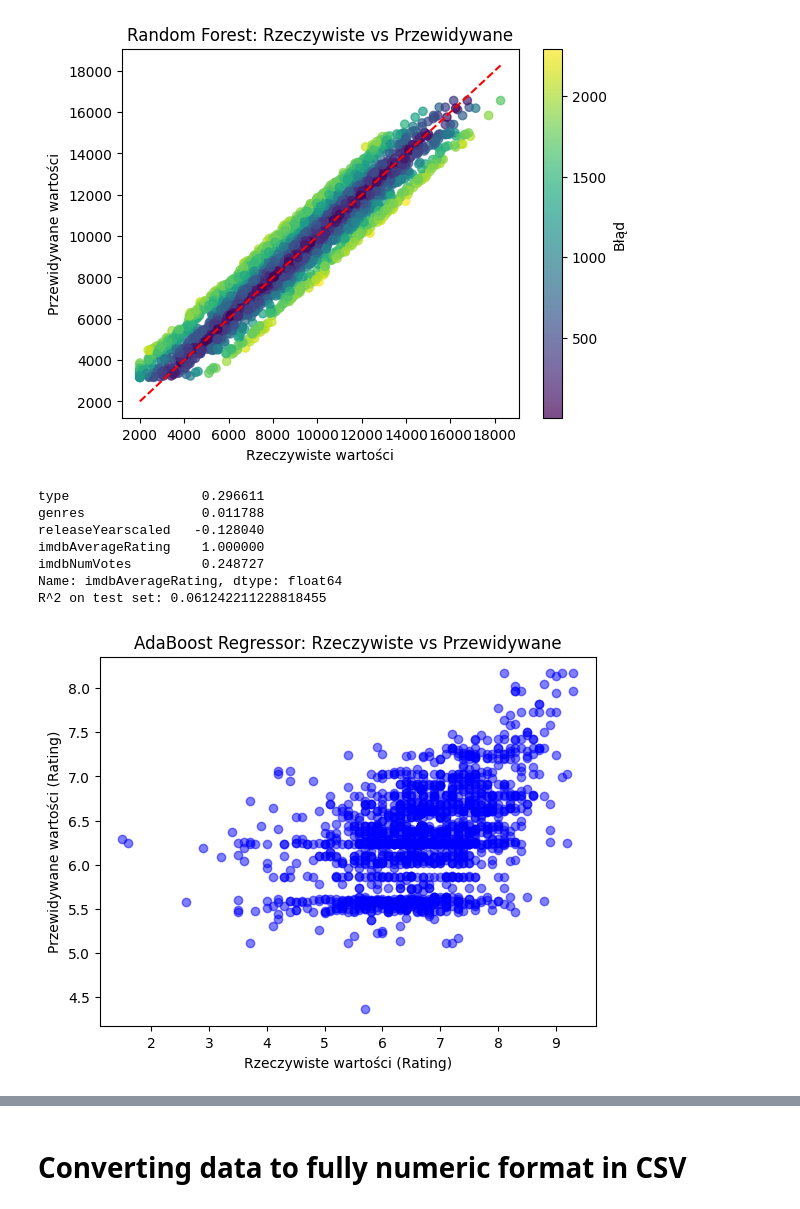
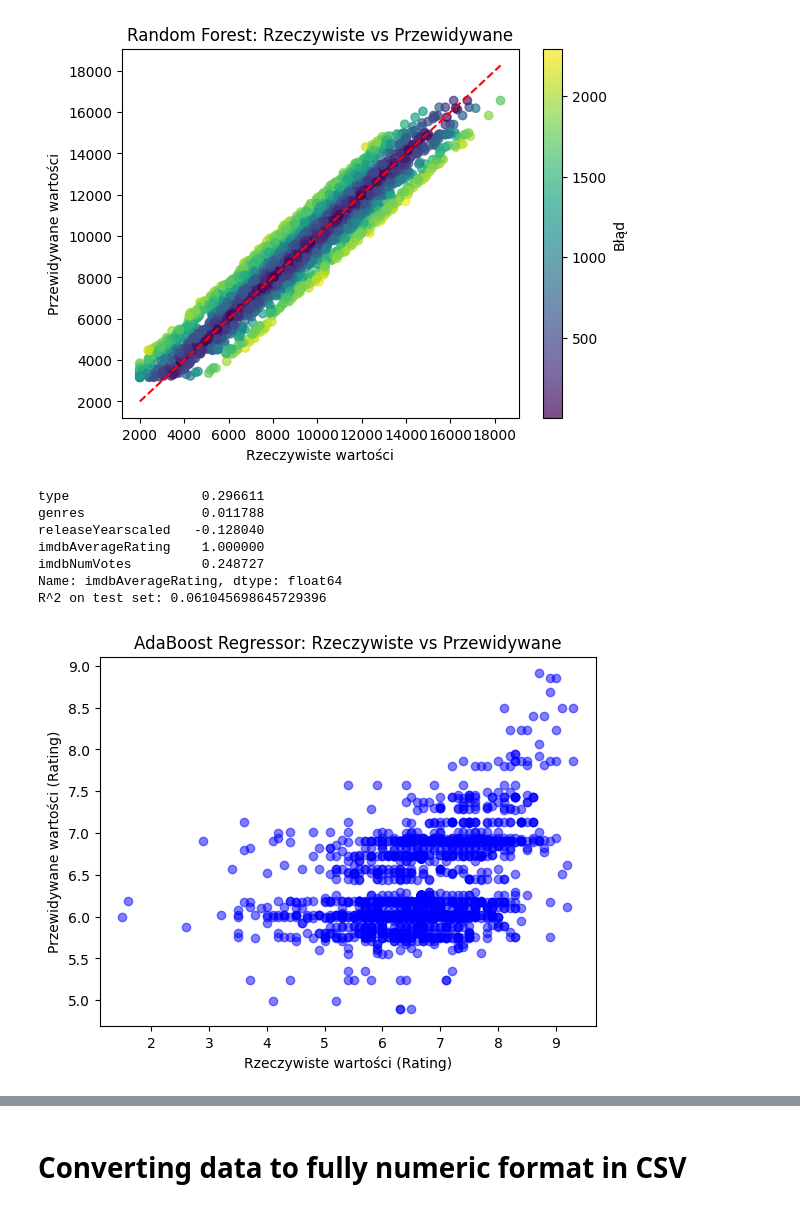
Before and after one commit to hgf700/Python-scikit-learn-alg, a Jupyter notebook: llmy/Untitled.ipynb, the cells around one changed output, grey strips where cells are left out. Saved outputs shown, nothing was run; the diff lists cells and outputs as text; code cells hidden in the pictures.

```diff
--- a/llmy/Untitled.ipynb
+++ b/llmy/Untitled.ipynb
@@ -1931,7 +1931,7 @@ correlation = df[['type', 'genres', 'releaseYearscaled', 'imdbAverageRating', 'i
 print(correlation)
 
 # Wybór cech i zmiennej docelowej
-X = df[['type', 'genres', 'imdbNumVotes']]
+X = df[['type',  'imdbNumVotes']]
 y = df['imdbAverageRating']
 
 # Podział danych na zbiór treningowy i testowy
@@ -1946,32 +1946,32 @@ y_test_imputed = imputer.transform(y_test.values.reshape(-1, 1)).ravel()  # Impu
 
 # Estymator bazowy (drzewo decyzyjne)
 myestimator = DecisionTreeRegressor(max_depth=5)
 
 # Inicjalizacja modelu AdaBoost
 clf = AdaBoostRegressor(estimator=myestimator, random_state=41)
 
 # Train the model using the imputed data
 clf.fit(X_train_imputed, y_train_imputed)
 
 # Przewidywanie
 y_pred = clf.predict(X_test_imputed)
 
 # Ocena modelu
 r2_test = r2_score(y_test_imputed, y_pred)
 print(f"R^2 on test set: {r2_test}")
 
 # Wizualizacja wyników
 plt.scatter(y_test_imputed, y_pred, color='blue', alpha=0.5)
 plt.xlabel('Rzeczywiste wartości (Rating)')
 plt.ylabel('Przewidywane wartości (Rating)')
 plt.title('AdaBoost Regressor: Rzeczywiste vs Przewidywane')
 plt.show()
 # %% [output]
 type                 0.296611
 genres               0.011788
 releaseYearscaled   -0.128040
 imdbAverageRating    1.000000
 imdbNumVotes         0.248727
 Name: imdbAverageRating, dtype: float64
-R^2 on test set: 0.061242211228818455
+R^2 on test set: 0.061045698645729396
-[figure, old version]
+[figure, new version]
```
Also changed, not shown: parts of 2 cells of this notebook.
